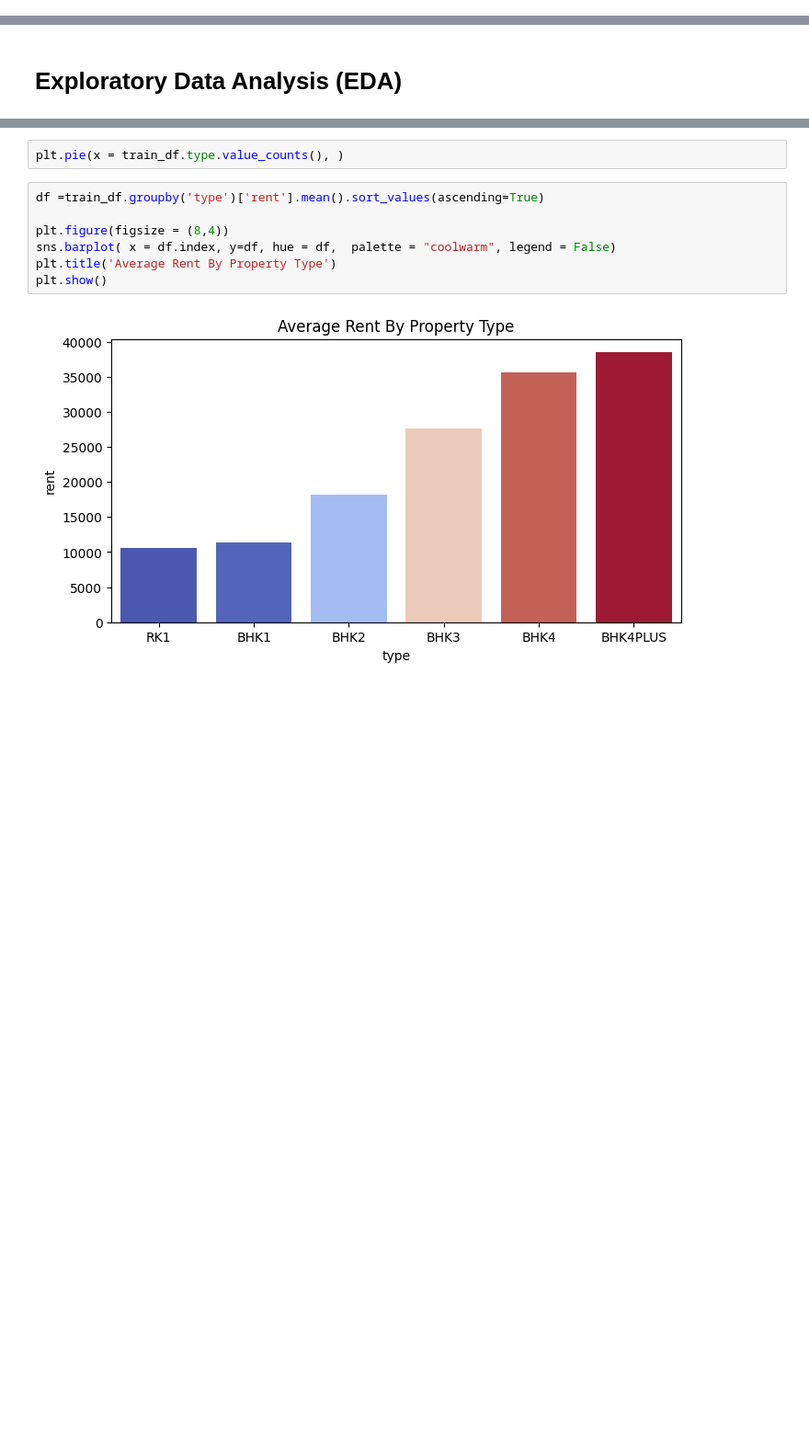
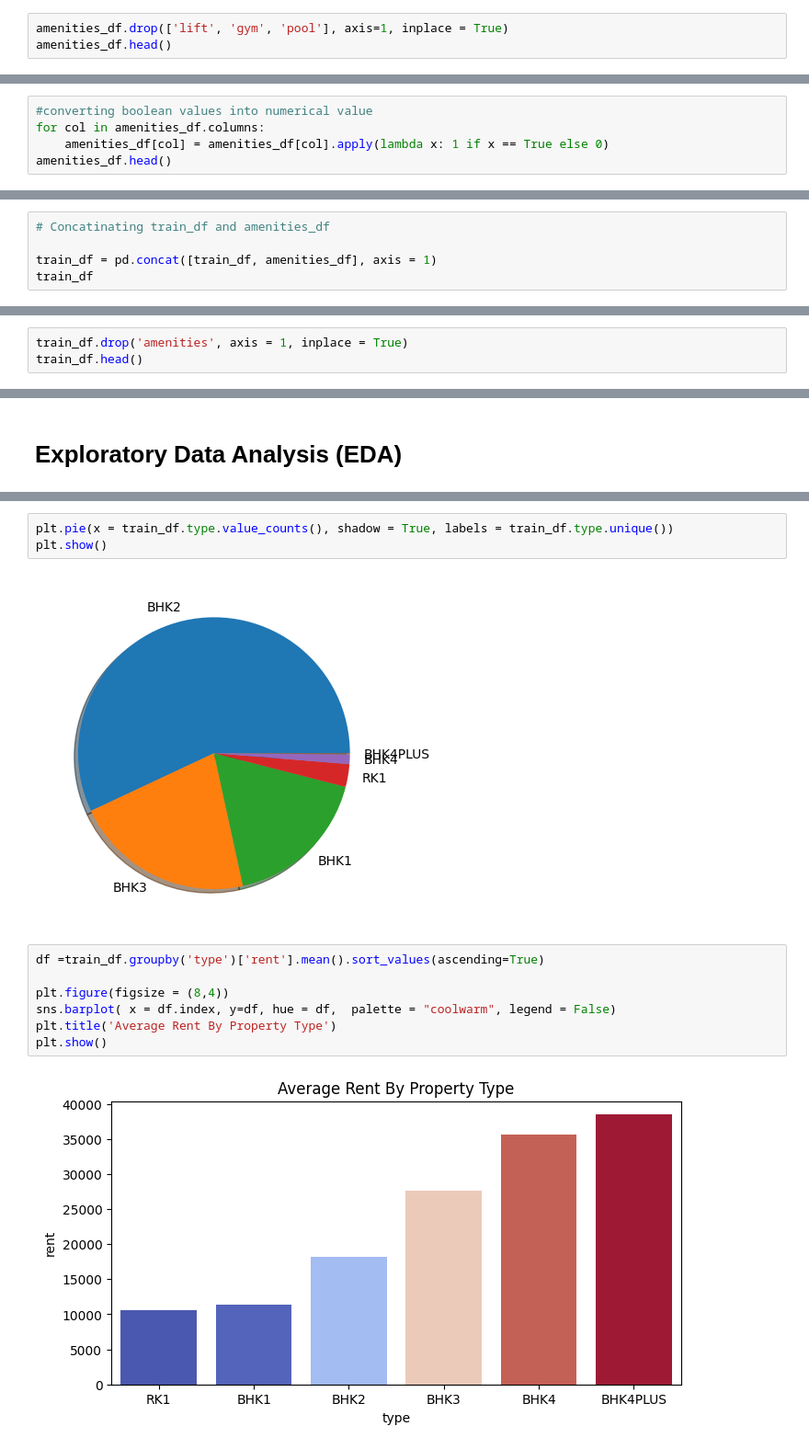
Before and after one commit to Prakash-Kani/Smart-Predictive-Modeling-for-Rental-Property-Prices, a Jupyter notebook: Rental_Property_Price_Prediction.ipynb, the cells around one changed output, grey strips where cells are left out. Shown: that part at 92% size. Drawn from its saved outputs; the diff is of its cells as text; blank space fills up the shorter version.

Commit message:
Updated New features from amenities column and EDA for Amenities

```diff
--- a/Rental_Property_Price_Prediction.ipynb
+++ b/Rental_Property_Price_Prediction.ipynb
@@ -188,0 +224,3 @@ dtype: int64
+# %%
+amenities_df.drop(['lift', 'gym', 'pool'], axis=1, inplace = True)
+amenities_df.head()
@@ -188,0 +234,5 @@ dtype: int64
+# %%
+#converting boolean values into numerical value
+for col in amenities_df.columns:
+    amenities_df[col] = amenities_df[col].apply(lambda x: 1 if x == True else 0)
+amenities_df.head()
@@ -188,0 +246,5 @@ dtype: int64
+# %%
+# Concatinating train_df and amenities_df
+
+train_df = pd.concat([train_df, amenities_df], axis = 1)
+train_df
@@ -188,0 +265,3 @@ dtype: int64
+# %%
+train_df.drop('amenities', axis = 1, inplace = True)
+train_df.head()
@@ -207,5 +313,8 @@ train_df
 # %%
-plt.pie(x = train_df.type.value_counts(), )
+plt.pie(x = train_df.type.value_counts(), shadow = True, labels = train_df.type.unique())
+plt.show()
+# %% [output]
+[figure, added]
 # %%
 df =train_df.groupby('type')['rent'].mean().sort_values(ascending=True)
 
```
Also changed, not shown: parts of 19 cells of this notebook.
